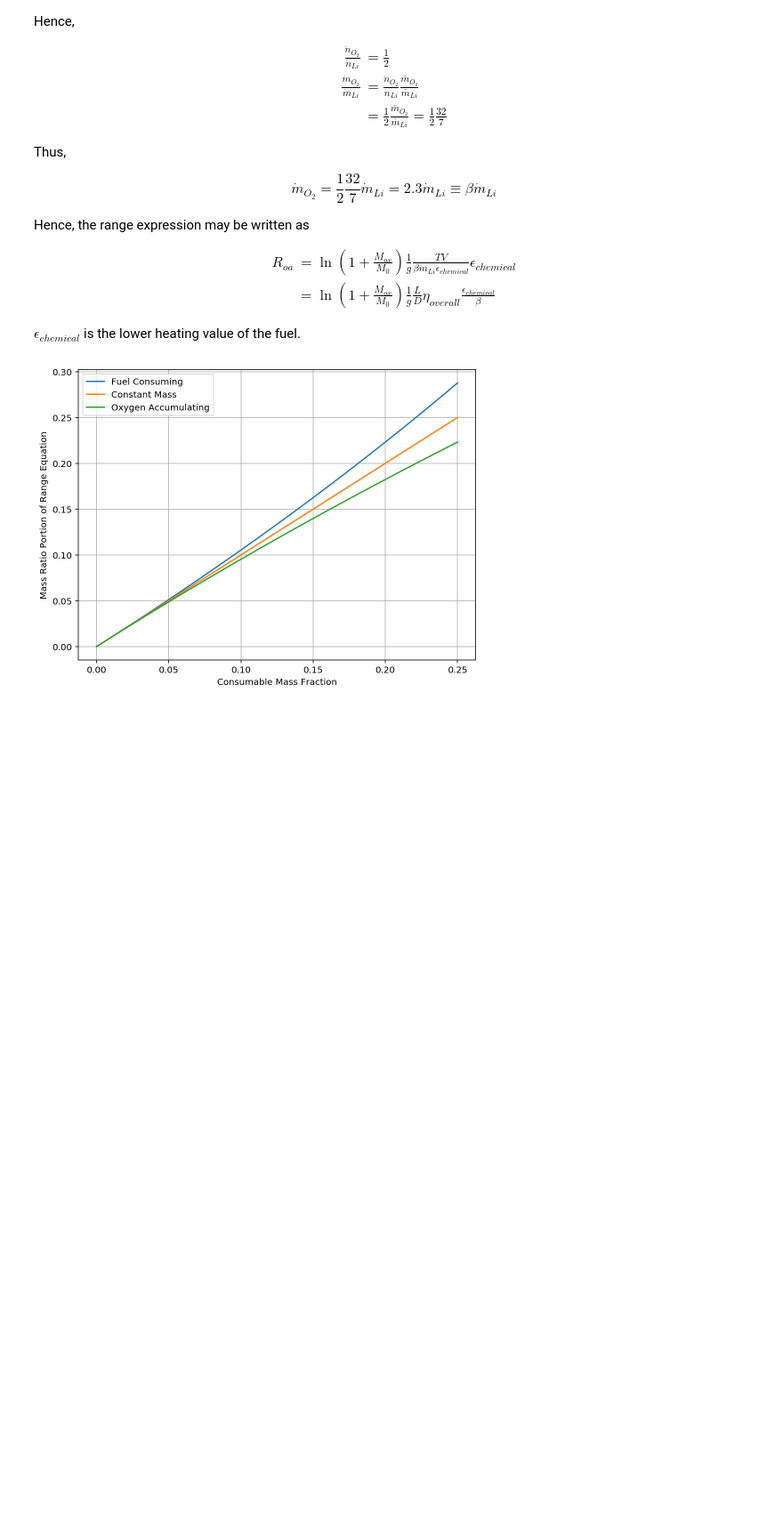
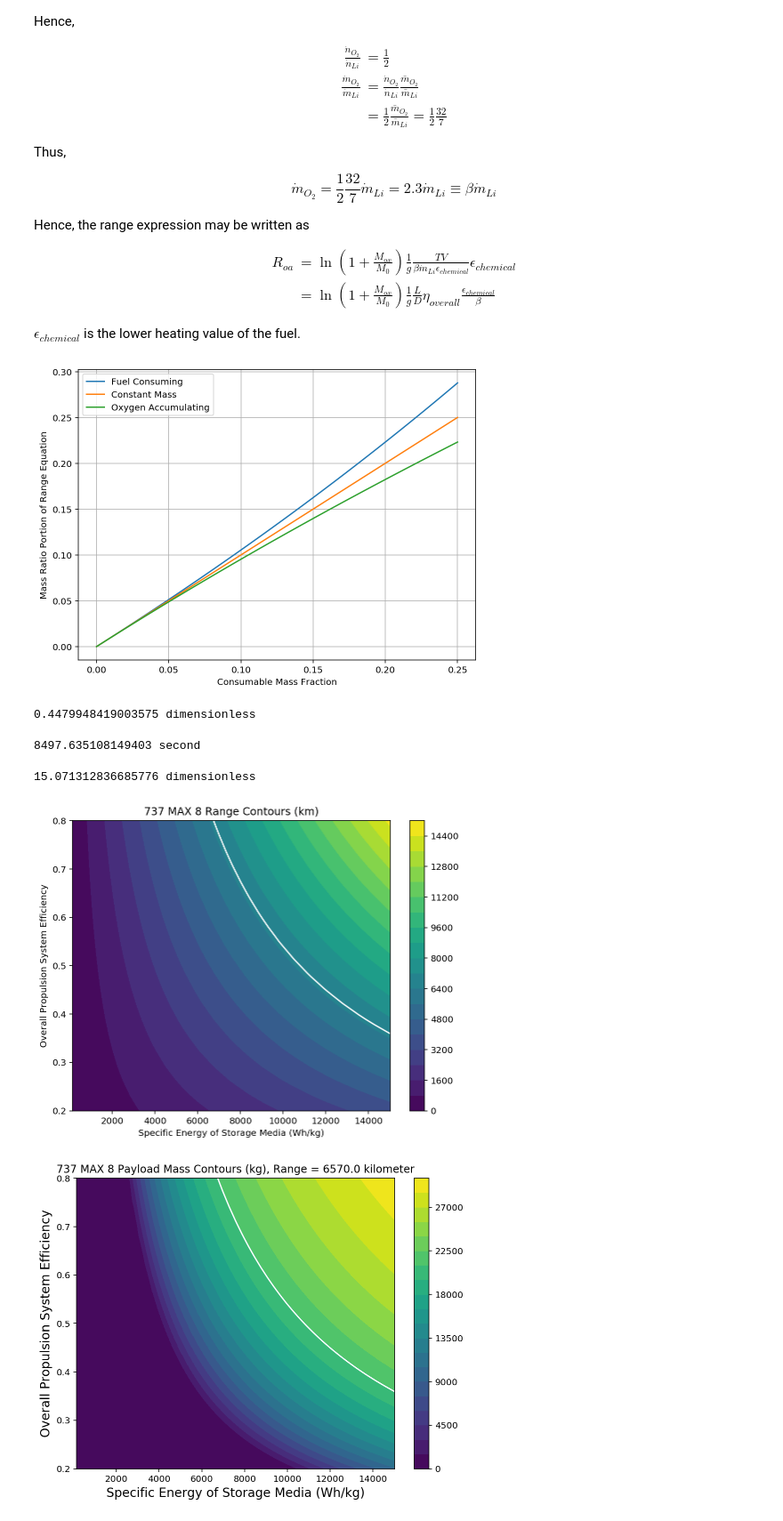
Before and after one commit to davetew/Zero-Carbon-Aviation, a Jupyter notebook: Zero_Carbon_Aviation_Colab.ipynb, the cells around one changed output. Shown at 89% size. Drawn from its saved outputs; the diff is of its cells as text; code cells hidden in the pictures; blank space fills up the shorter version.

```diff
--- a/Zero_Carbon_Aviation_Colab.ipynb
+++ b/Zero_Carbon_Aviation_Colab.ipynb
@@ -796,0 +899,13 @@ class Aircraft:
+# %%
+AC = Aircraft('737 MAX 8')
+display(AC.OverallEfficiency)
+display(AC.Isp)
+display(AC.Lift2Drag)
+AC.RangeContourChart()
+AC.PayloadContourChart(CustomRange=None)
+# %% [output]
+0.4479948419003575 dimensionless
+8497.635108149403 second
+15.071312836685776 dimensionless
+[figure, added]
+[figure, added]
```
Also changed, not shown: parts of 11 cells of this notebook.
